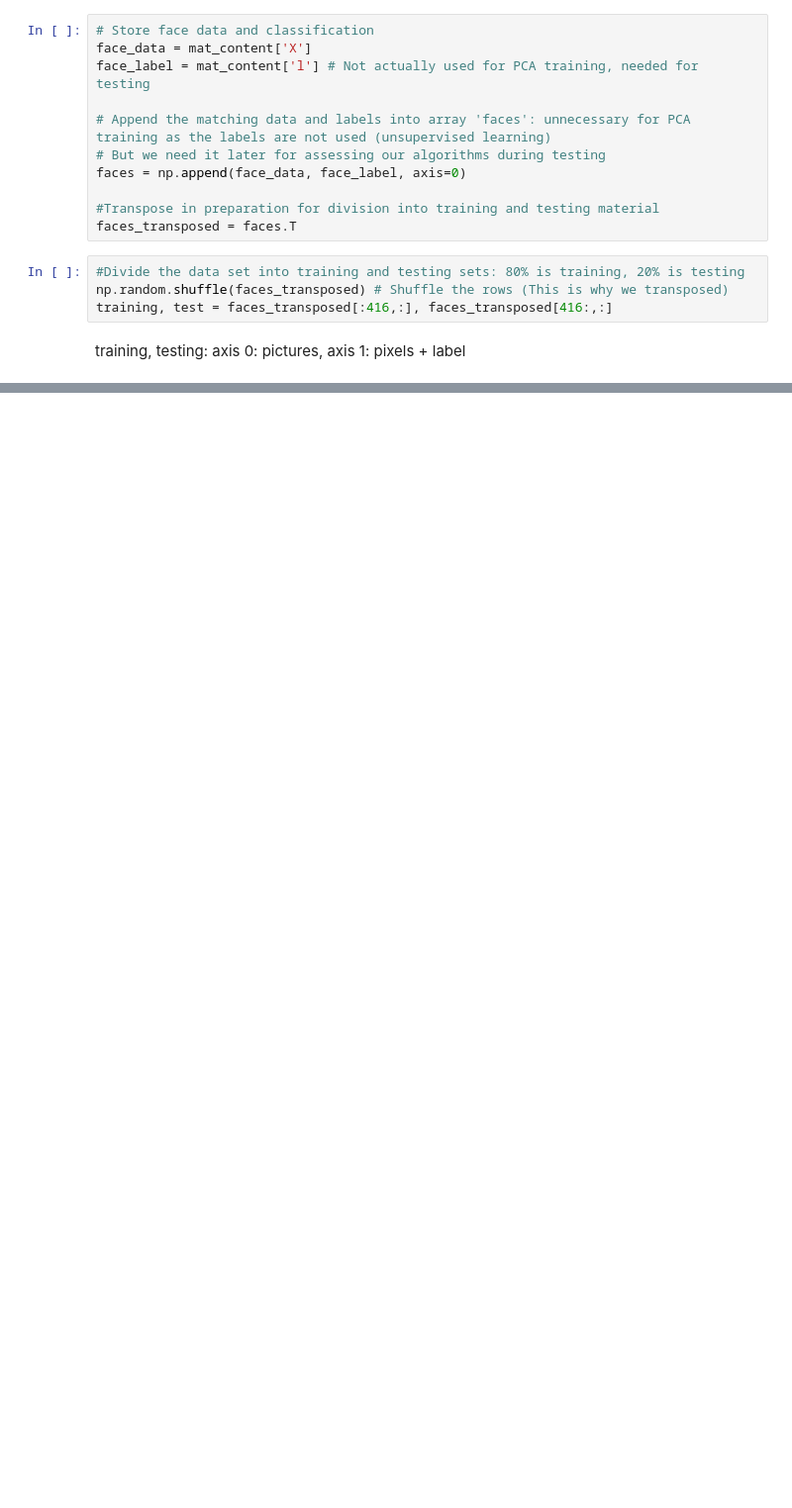
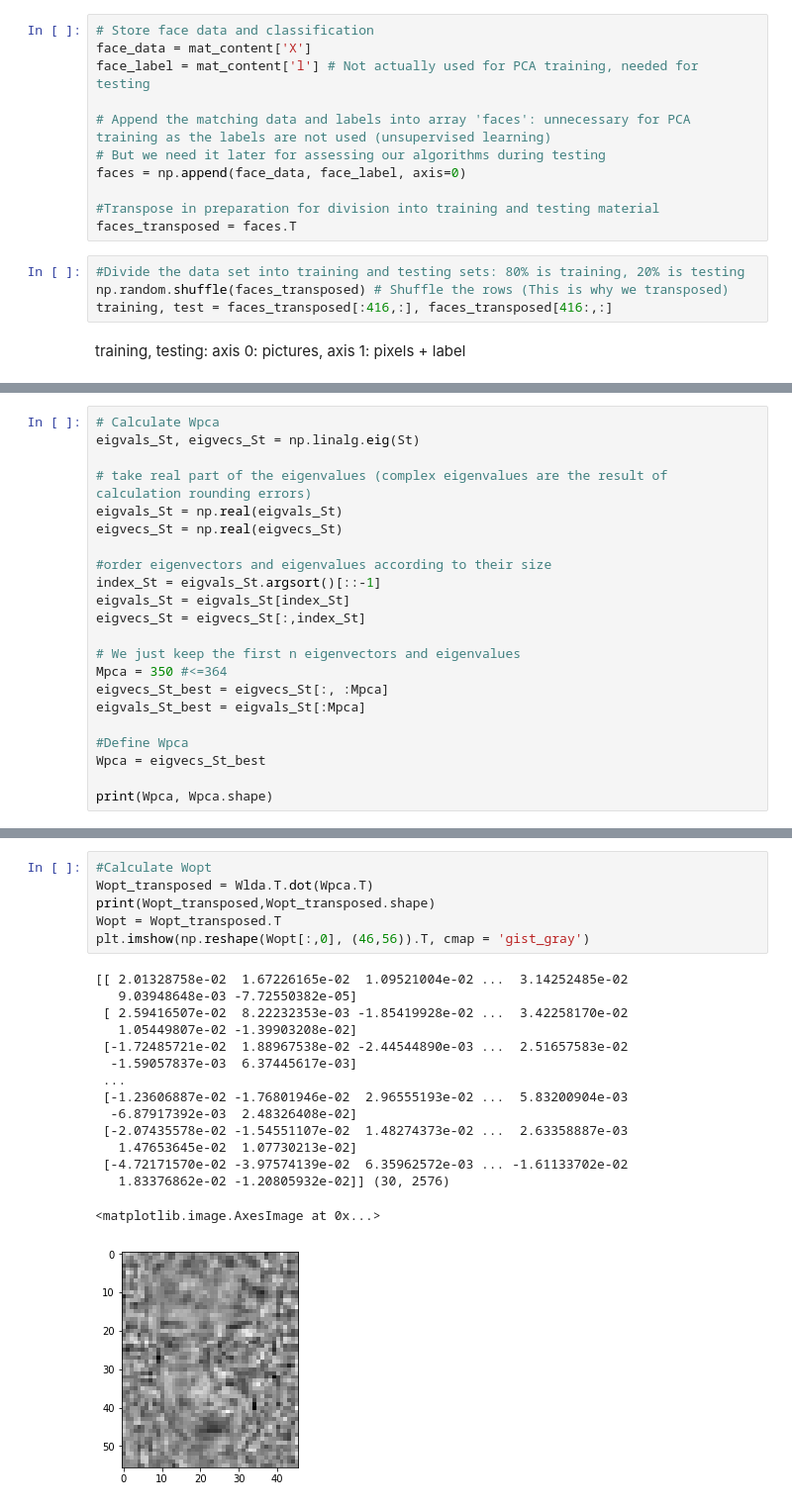
Before and after one commit to Karcsi127/patterrec1, a Jupyter notebook: exercise3.ipynb, the cells around one changed output, grey strips where cells are left out. Shown at 99% size. Drawn from its saved outputs; the diff is of its cells as text; blank space fills up the shorter version.

```diff
--- a/exercise3.ipynb
+++ b/exercise3.ipynb
@@ -91,0 +95,22 @@ for c in class_sets_norm:
+# %%
+# Calculate Wpca
+eigvals_St, eigvecs_St = np.linalg.eig(St)
+
+# take real part of the eigenvalues (complex eigenvalues are the result of calculation rounding errors)
+eigvals_St = np.real(eigvals_St)
+eigvecs_St = np.real(eigvecs_St)
+
+#order eigenvectors and eigenvalues according to their size
+index_St = eigvals_St.argsort()[::-1]
+eigvals_St = eigvals_St[index_St]
+eigvecs_St = eigvecs_St[:,index_St]
+
+# We just keep the first n eigenvectors and eigenvalues
+Mpca = 350 #<=364
+eigvecs_St_best = eigvecs_St[:, :Mpca]
+eigvals_St_best = eigvals_St[:Mpca]
+
+#Define Wpca
+Wpca = eigvecs_St_best
+
+print(Wpca, Wpca.shape)
@@ -91,0 +222,22 @@ for c in class_sets_norm:
+# %%
+#Calculate Wopt
+Wopt_transposed = Wlda.T.dot(Wpca.T)
+print(Wopt_transposed,Wopt_transposed.shape)
+Wopt = Wopt_transposed.T
+plt.imshow(np.reshape(Wopt[:,0], (46,56)).T, cmap = 'gist_gray')
+# %% [output]
+[[ 2.01328758e-02  1.67226165e-02  1.09521004e-02 ...  3.14252485e-02
+   9.03948648e-03 -7.72550382e-05]
+ [ 2.59416507e-02  8.22232353e-03 -1.85419928e-02 ...  3.42258170e-02
+   1.05449807e-02 -1.39903208e-02]
+ [-1.72485721e-02  1.88967538e-02 -2.44544890e-03 ...  2.51657583e-02
+  -1.59057837e-03  6.37445617e-03]
+ ...
+ [-1.23606887e-02 -1.76801946e-02  2.96555193e-02 ...  5.83200904e-03
+  -6.87917392e-03  2.48326408e-02]
+ [-2.07435578e-02 -1.54551107e-02  1.48274373e-02 ...  2.63358887e-03
+   1.47653645e-02  1.07730213e-02]
+ [-4.72171570e-02 -3.97574139e-02  6.35962572e-03 ... -1.61133702e-02
+   1.83376862e-02 -1.20805932e-02]] (30, 2576)
+<matplotlib.image.AxesImage at 0x...>
+[figure, added]
```
Also changed, not shown: parts of 12 cells of this notebook.
